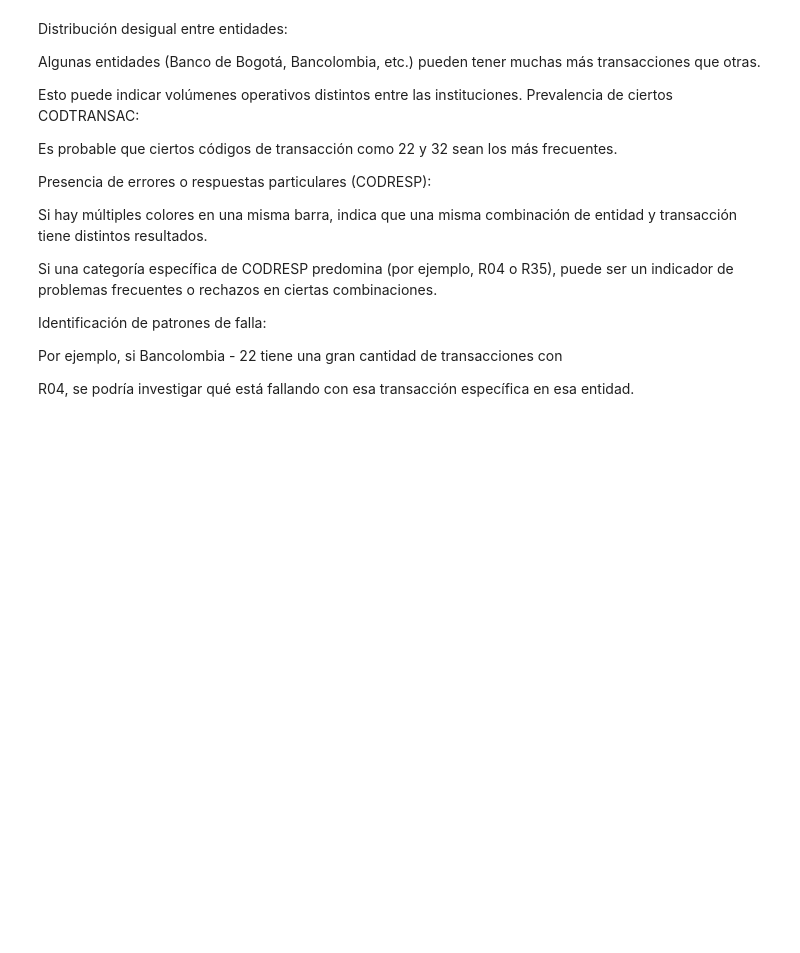
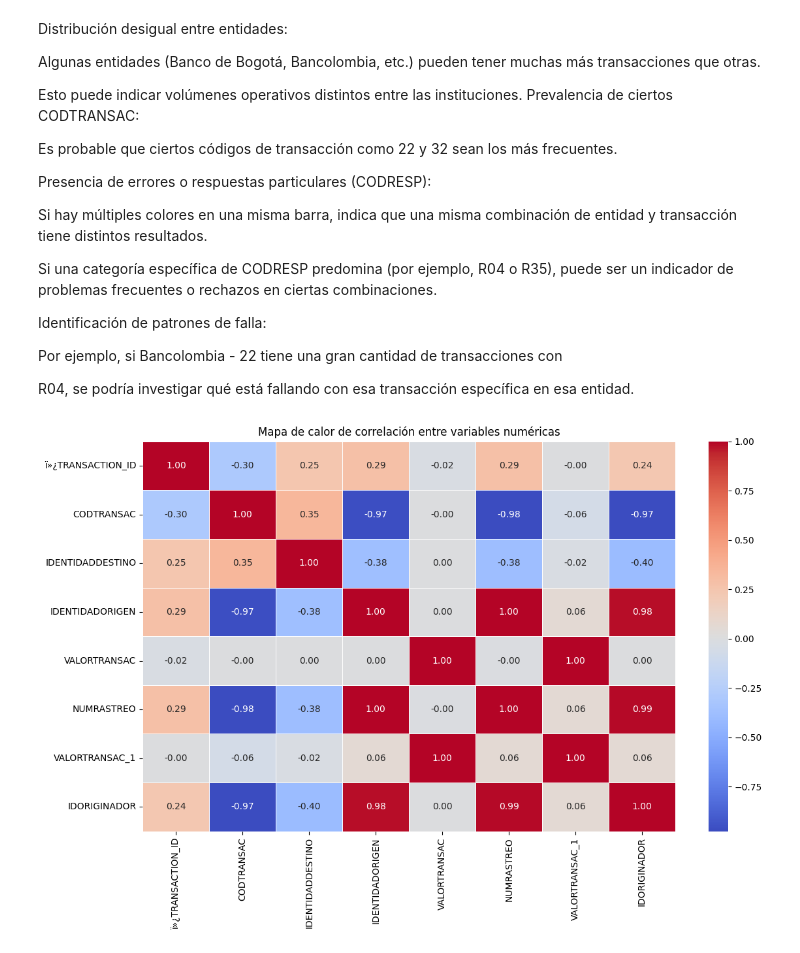
Before and after one commit to oerv13/Ibero, a Jupyter notebook: Algoritmos_y_Visualizacion.ipynb, the cells around one changed output. Cells and saved outputs as stored; diff of their text form; code cells hidden in the pictures; blank space fills up the shorter version.

```diff
--- a/Algoritmos_y_Visualizacion.ipynb
+++ b/Algoritmos_y_Visualizacion.ipynb
@@ -407,3 +425,19 @@ Identificación de patrones de falla:
 Por ejemplo, si Bancolombia - 22 tiene una gran cantidad de transacciones con
 
 R04, se podría investigar qué está fallando con esa transacción específica en esa entidad.
+# %%
+# Filtrar solo columnas numéricas
+df_numeric = df.select_dtypes(include='number')
+
+# Calcular la matriz de correlación
+correlation_matrix = df_numeric.corr()
+
+# Crear el heatmap
+plt.figure(figsize=(12, 8))
+sns.heatmap(correlation_matrix, annot=True, fmt=".2f", cmap='coolwarm', linewidths=0.5)
+
+plt.title('Mapa de calor de correlación entre variables numéricas')
+plt.tight_layout()
+plt.show()
+# %% [output]
+[figure, added]
```
Also changed, not shown: parts of 15 cells of this notebook.
